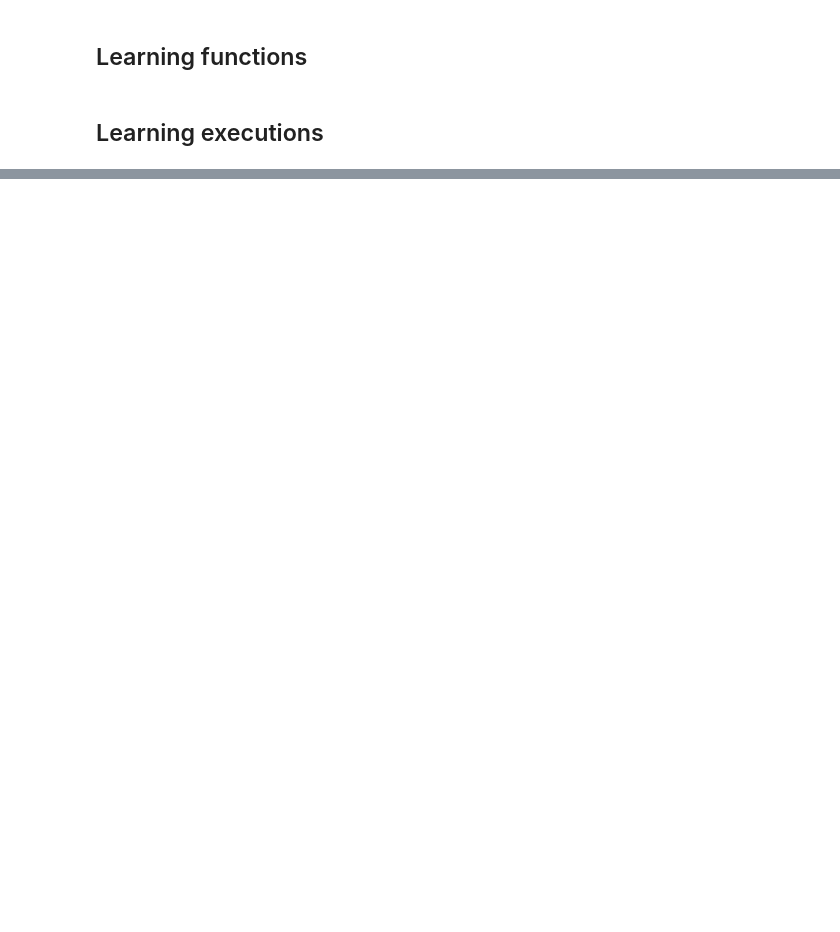
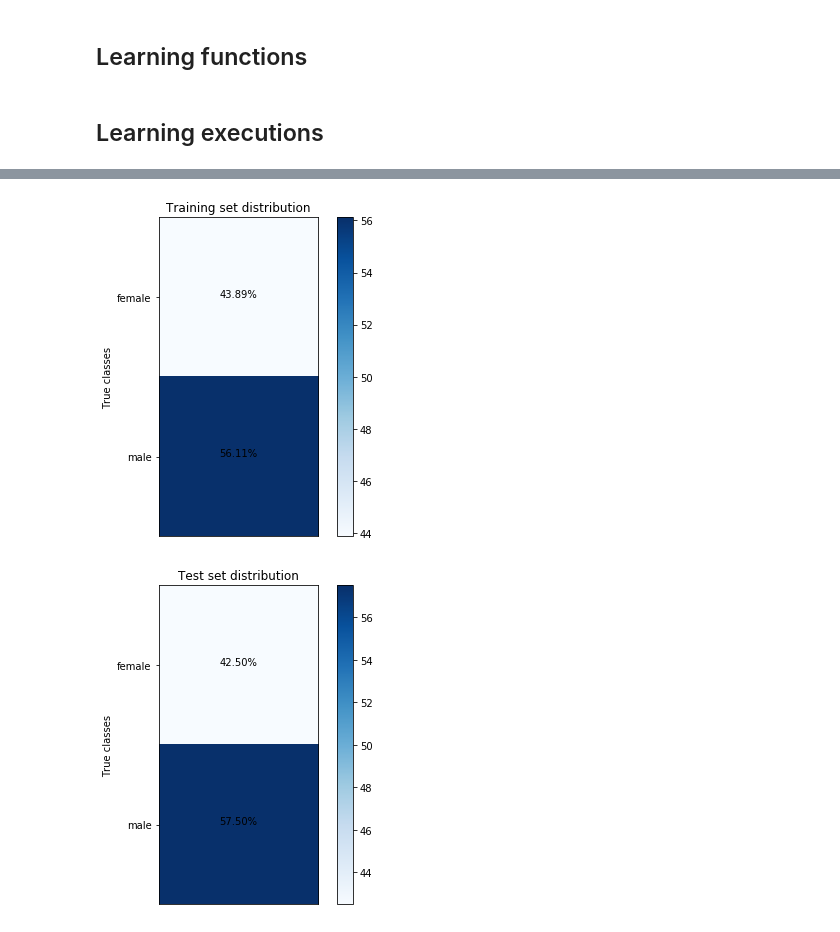
Before and after one commit to airoscar/3ShadesML, a Jupyter notebook: MLClassique/traditional_ML.ipynb, the cells around one changed output, grey strips where cells are left out. Saved outputs shown, nothing was run; the diff lists cells and outputs as text; code cells hidden in the pictures; blank space fills up the shorter version.

```diff
--- a/MLClassique/traditional_ML.ipynb
+++ b/MLClassique/traditional_ML.ipynb
@@ -165,3 +210,26 @@ def plotConfusionMatrix(confusionMatrix, classes, title='Confusion matrix',
+# %%
+def getTrainTestProportions(data, targetColName, classes, train_size, random_state):
+
+    shuffledData=data.sample(frac=1.0, random_state=random_state)
+    numData=len(shuffledData.index)
+
+    trainingSet=shuffledData.iloc[0:int(round(train_size*numData))]
+    numTraining=len(trainingSet.index)
+    trainingPortions=[]
+    for cls in classes:
+        trainingPortion=len(trainingSet[targetColName][trainingSet[targetColName]==cls].index)/numTraining
+        trainingPortions.append(trainingPortion)
+
+    testSet=shuffledData.iloc[int(round(train_size*numData)):numData]
+    numTest=len(testSet.index)
+    testPortions=[]
+    for cls in classes:
+        testPortion=len(testSet[targetColName][testSet[targetColName]==cls].index)/numTest
+        testPortions.append(testPortion)
+
+    trainingPortions=np.array(trainingPortions)
+    testPortions=np.array(testPortions)
+    return trainingPortions, testPortions
 # %% [markdown]
 ## Learning executions
 # %%
@@ -228,0 +284,12 @@ GaussianNB(priors=None, var_smoothing=1e-09)
+# %%
+trainingPortions, testPortions = getTrainTestProportions(finalData, targetColName="gender", classes=[0,1],
+                                                         train_size=0.9, random_state=2)
+
+plotVector(trainingPortions, classes=["female", "male"], title='Training set distribution',
+           cmap=None, figsize=None, ylabel='True classes')
+
+plotVector(testPortions, classes=["female", "male"], title='Test set distribution',
+           cmap=None, figsize=None, ylabel='True classes')
+# %% [output]
+[figure, added]
+[figure, added]
```
Also changed, not shown: parts of 9 cells of this notebook, 1 other file.
